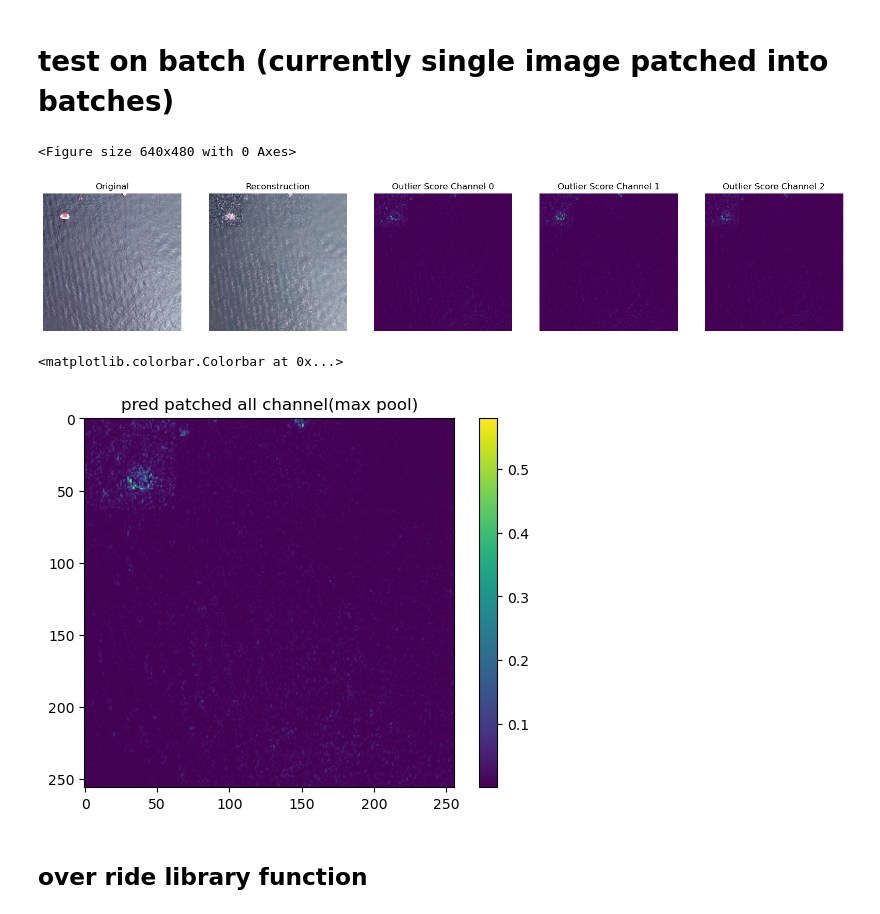
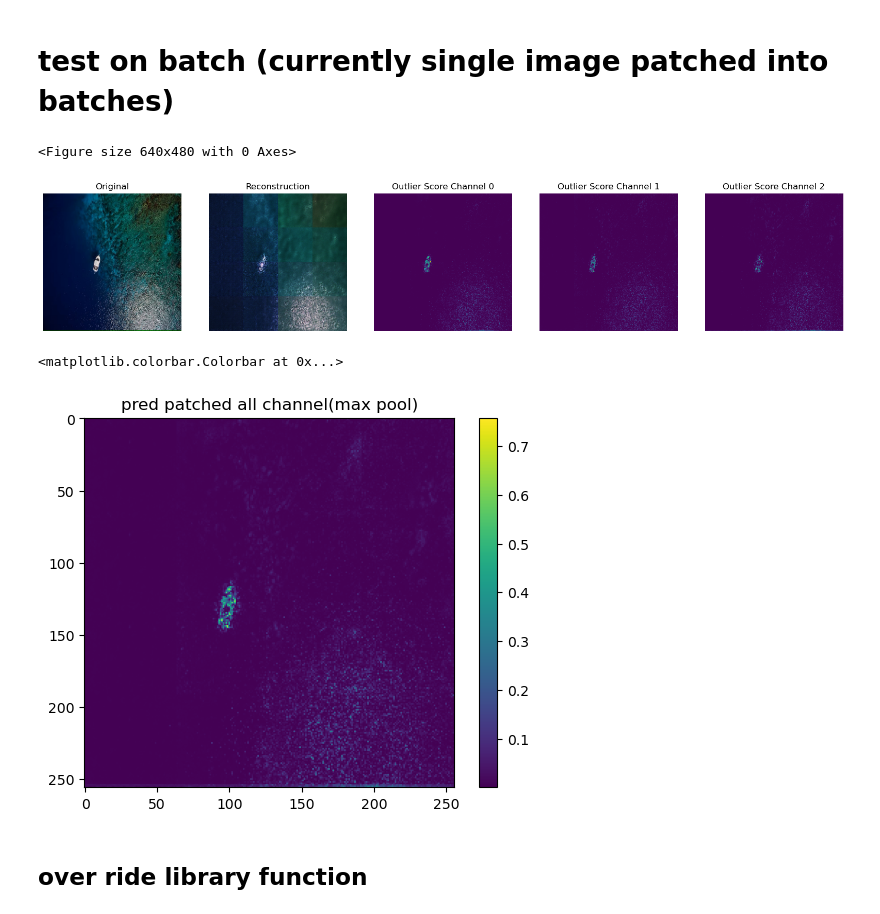
Before and after one commit to ahmadSum1/NTNU_mscThesis, a Jupyter notebook: 264_alibinet_outlier_detection_skb_smallNet.ipynb, the cells around one changed output. Cells and saved outputs as stored; diff of their text form; code cells hidden in the pictures.

```diff
--- a/264_alibinet_outlier_detection_skb_smallNet.ipynb
+++ b/264_alibinet_outlier_detection_skb_smallNet.ipynb
@@ -452,20 +463,17 @@ from alibi_detect.saving import load_detector
 # %%
-
-# img_num = 1220
-img_num = 100
+# img_num = 92
+img_num = 32
 # print(bad_dataset.shape)
 test_bad_image = bad_dataset[img_num].reshape(1, SIZE, SIZE, 3)
 
 print("input to model shape: ", test_bad_image.shape)
 
-plt.imshow(test_bad_image[0])
-plt.show()
+
 test_bad_image_recon = od.vae(test_bad_image)
 print("recon shape: ", test_bad_image_recon.shape)
 
 test_bad_image_recon = test_bad_image_recon.numpy()
-plt.imshow(test_bad_image_recon[0])
-plt.show()
+
 
 Y = od.predict(test_bad_image) #Returns a dictionary of data and metadata
 
@@ -474,16 +482,23 @@ Y = od.predict(test_bad_image) #Returns a dictionary of data and metadata
 # bad_image_instance_score = test_bad_image_predict['data']['instance_score'][0]
 # print("The instance score is:", bad_image_instance_score)
 
+print("Is this image an outlier (0 for NO and 1 for YES)?", Y['data']['is_outlier'][0])
 Y_masks = Y['data']['feature_score']
 mask0 = Y_masks[0]
 
 print(Y_masks.shape)
 print(mask0.shape)
 
+
+plt.imshow(test_bad_image[0])
+plt.show()
+
+plt.imshow(test_bad_image_recon[0])
+plt.show()
+
 plt.imshow(mask0.max(axis=2))
 plt.colorbar()
 plt.show()
-print("Is this image an outlier (0 for NO and 1 for YES)?", Y['data']['is_outlier'][0])
 
 #You can also manually define the threshold based on your specific use case.
 # od.threshold = 0.002
@@ -598,6 +613,7 @@ Is this image an outlier (0 for NO and 1 for YES)? 0
 img_patches, indices = resize_patch("datasets/bad/12_jpg.rf.3e89e71970211bfc29395fc2a8524c99.jpg")
 img_patches, indices = resize_patch("datasets/mixed/47_jpg.rf.e9ddd312d9bce1895776d1c2a1c19f94.jpg")
 img_patches, indices = resize_patch("datasets/bad/8_jpg.rf.b9f95418c204e14db64bc06bcf057d94.jpg")
+img_patches, indices = resize_patch("aerial-shot-boat-beautiful-blue-ocean-bonaire-caribbean_181624-6680.jpg")
 # img_patches, indices = resize_patch("aerial-shot-shoreline.jpg")
 
 emp = EMPatches()
@@ -621,36 +637,36 @@ merged_pred = emp.merge_patches(Y_masks_list, indices, mode='avg')
 Y['data']['feature_score'] = merged_pred[np.newaxis]
 
 
 
 X_p_recon = od.vae(X_p).numpy()
 
 X_recon = emp.merge_patches([*X_p_recon], indices, mode='avg')
 
 
 
 plt.figure()
 # plt.colorbar()
 plot_feature_outlier_image(Y,
                            X[np.newaxis],
                            X_recon=X_recon[np.newaxis],
                            instance_ids=[0],  # pass a list with indices of instances to display
                            max_instances=16,  # max nb of instances to display
                            outliers_only=False)  # only show outlier predictions
 
 # plt.colorbar()
 plt.show()
 ##############################
 
 
 plt.figure()
 plt.imshow(merged_pred.max(axis=2))
 plt.title("pred patched all channel(max pool)")
 plt.colorbar()
 # %% [output]
 <Figure size 640x480 with 0 Axes>
-[figure, old version]
+[figure, new version]
 <matplotlib.colorbar.Colorbar at 0x...>
-[figure, old version]
+[figure, new version]
 # %% [markdown]
 ## over ride library function
 # %%
```
Also changed, not shown: parts of 4 cells of this notebook, 13 other files.
